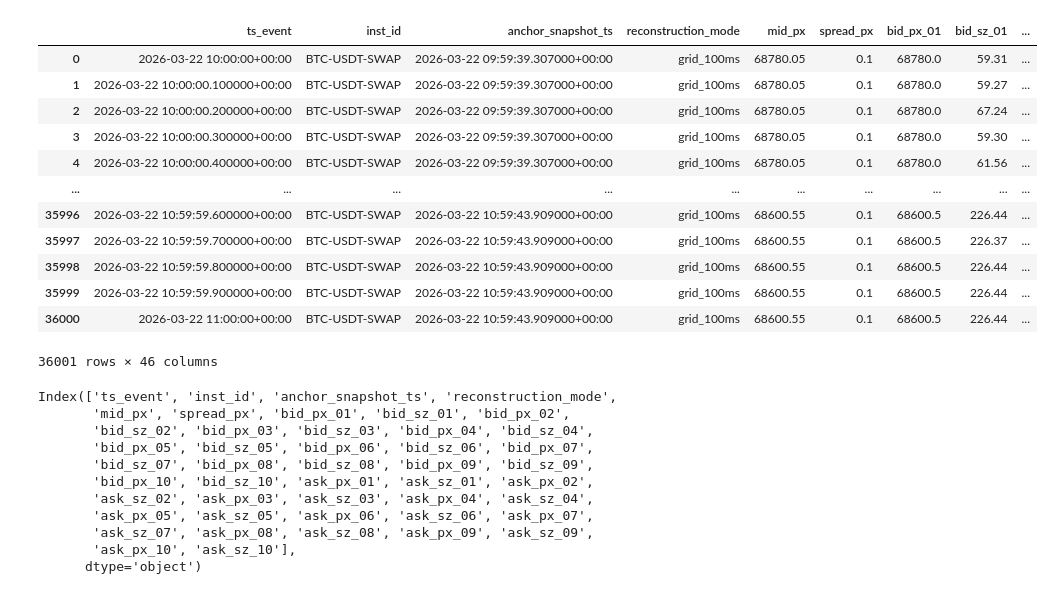
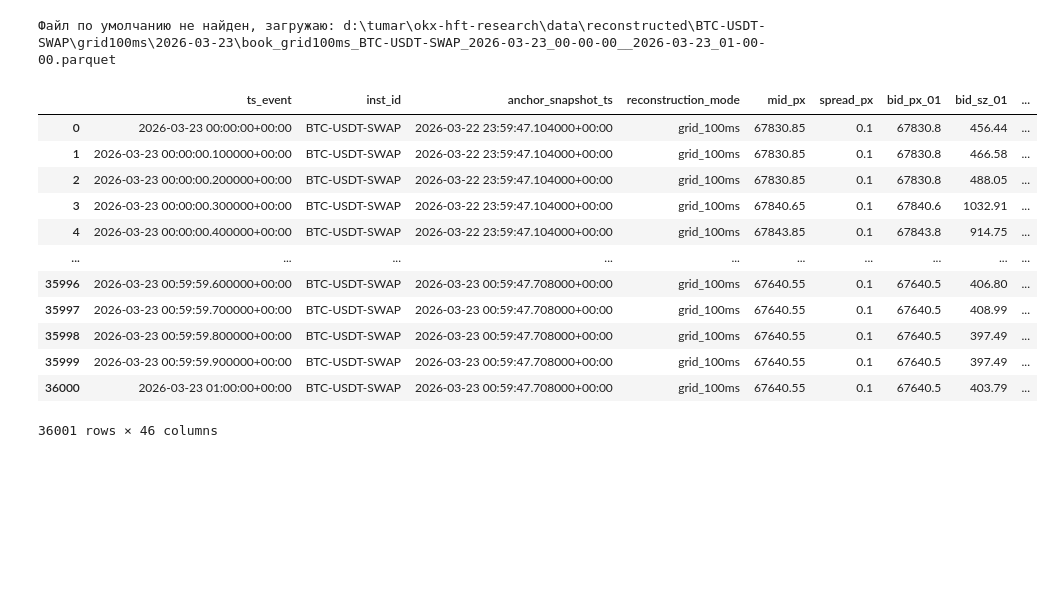
Before and after one commit to SorokaD/okx-hft-research, a Jupyter notebook: notebooks/exploratory/000_common_research.ipynb, the cells around one changed output. Cells and saved outputs as stored; diff of their text form; code cells hidden in the pictures; blank space fills up the shorter version.

```diff
--- a/notebooks/exploratory/000_common_research.ipynb
+++ b/notebooks/exploratory/000_common_research.ipynb
@@ -15,44 +15,31 @@ data_dir = root / "data" / "reconstructed"
 # %%
 # Путь к Parquet (подставь свой файл)
 # data_dir из первой ячейки (root / data / reconstructed) — выполни её
 
 # Путь к одному часовому parquet
 parquet_path = data_dir / "BTC-USDT-SWAP" / "grid100ms" / "2026-03-22" / (
-    "book_grid100ms_BTC-USDT-SWAP_2026-03-22_10-00-00__2026-03-22_11-00-00.parquet"
+    "book_grid100ms_BTC-USDT-SWAP_2026-03-23_01-00-00__2026-03-23_02-00-00.parquet"
 )
 if not parquet_path.exists():
     found = sorted(data_dir.rglob("*.parquet"))
     parquet_path = found[0] if found else parquet_path
     if found:
         print("Файл по умолчанию не найден, загружаю:", parquet_path)
 
 df = pd.read_parquet(parquet_path)
 df
 # %% [output]
+Файл по умолчанию не найден, загружаю: d:\tumar\okx-hft-research\data\reconstructed\BTC-USDT-SWAP\grid100ms\2026-03-23\book_grid100ms_BTC-USDT-SWAP_2026-03-23_00-00-00__2026-03-23_01-00-00.parquet
 |  | ts_event | inst_id | anchor_snapshot_ts | reconstruction_mode | mid_px | spread_px | bid_px_01 | bid_sz_01 | ... |
-| 0 | 2026-03-22 10:00:00+00:00 | BTC-USDT-SWAP | 2026-03-22 09:59:39.307000+00:00 | grid_100ms | 68780.05 | 0.1 | 68780.0 | 59.31 | ... |
-| 1 | 2026-03-22 10:00:00.100000+00:00 | BTC-USDT-SWAP | 2026-03-22 09:59:39.307000+00:00 | grid_100ms | 68780.05 | 0.1 | 68780.0 | 59.27 | ... |
-| 2 | 2026-03-22 10:00:00.200000+00:00 | BTC-USDT-SWAP | 2026-03-22 09:59:39.307000+00:00 | grid_100ms | 68780.05 | 0.1 | 68780.0 | 67.24 | ... |
-| 3 | 2026-03-22 10:00:00.300000+00:00 | BTC-USDT-SWAP | 2026-03-22 09:59:39.307000+00:00 | grid_100ms | 68780.05 | 0.1 | 68780.0 | 59.30 | ... |
-| 4 | 2026-03-22 10:00:00.400000+00:00 | BTC-USDT-SWAP | 2026-03-22 09:59:39.307000+00:00 | grid_100ms | 68780.05 | 0.1 | 68780.0 | 61.56 | ... |
+| 0 | 2026-03-23 00:00:00+00:00 | BTC-USDT-SWAP | 2026-03-22 23:59:47.104000+00:00 | grid_100ms | 67830.85 | 0.1 | 67830.8 | 456.44 | ... |
+| 1 | 2026-03-23 00:00:00.100000+00:00 | BTC-USDT-SWAP | 2026-03-22 23:59:47.104000+00:00 | grid_100ms | 67830.85 | 0.1 | 67830.8 | 466.58 | ... |
+| 2 | 2026-03-23 00:00:00.200000+00:00 | BTC-USDT-SWAP | 2026-03-22 23:59:47.104000+00:00 | grid_100ms | 67830.85 | 0.1 | 67830.8 | 488.05 | ... |
+| 3 | 2026-03-23 00:00:00.300000+00:00 | BTC-USDT-SWAP | 2026-03-22 23:59:47.104000+00:00 | grid_100ms | 67840.65 | 0.1 | 67840.6 | 1032.91 | ... |
+| 4 | 2026-03-23 00:00:00.400000+00:00 | BTC-USDT-SWAP | 2026-03-22 23:59:47.104000+00:00 | grid_100ms | 67843.85 | 0.1 | 67843.8 | 914.75 | ... |
 | ... | ... | ... | ... | ... | ... | ... | ... | ... | ... |
-| 35996 | 2026-03-22 10:59:59.600000+00:00 | BTC-USDT-SWAP | 2026-03-22 10:59:43.909000+00:00 | grid_100ms | 68600.55 | 0.1 | 68600.5 | 226.44 | ... |
-| 35997 | 2026-03-22 10:59:59.700000+00:00 | BTC-USDT-SWAP | 2026-03-22 10:59:43.909000+00:00 | grid_100ms | 68600.55 | 0.1 | 68600.5 | 226.37 | ... |
-| 35998 | 2026-03-22 10:59:59.800000+00:00 | BTC-USDT-SWAP | 2026-03-22 10:59:43.909000+00:00 | grid_100ms | 68600.55 | 0.1 | 68600.5 | 226.44 | ... |
-| 35999 | 2026-03-22 10:59:59.900000+00:00 | BTC-USDT-SWAP | 2026-03-22 10:59:43.909000+00:00 | grid_100ms | 68600.55 | 0.1 | 68600.5 | 226.44 | ... |
-| 36000 | 2026-03-22 11:00:00+00:00 | BTC-USDT-SWAP | 2026-03-22 10:59:43.909000+00:00 | grid_100ms | 68600.55 | 0.1 | 68600.5 | 226.44 | ... |
+| 35996 | 2026-03-23 00:59:59.600000+00:00 | BTC-USDT-SWAP | 2026-03-23 00:59:47.708000+00:00 | grid_100ms | 67640.55 | 0.1 | 67640.5 | 406.80 | ... |
+| 35997 | 2026-03-23 00:59:59.700000+00:00 | BTC-USDT-SWAP | 2026-03-23 00:59:47.708000+00:00 | grid_100ms | 67640.55 | 0.1 | 67640.5 | 408.99 | ... |
+| 35998 | 2026-03-23 00:59:59.800000+00:00 | BTC-USDT-SWAP | 2026-03-23 00:59:47.708000+00:00 | grid_100ms | 67640.55 | 0.1 | 67640.5 | 397.49 | ... |
+| 35999 | 2026-03-23 00:59:59.900000+00:00 | BTC-USDT-SWAP | 2026-03-23 00:59:47.708000+00:00 | grid_100ms | 67640.55 | 0.1 | 67640.5 | 397.49 | ... |
+| 36000 | 2026-03-23 01:00:00+00:00 | BTC-USDT-SWAP | 2026-03-23 00:59:47.708000+00:00 | grid_100ms | 67640.55 | 0.1 | 67640.5 | 403.79 | ... |
-36001 rows × 46 columns
+36001 rows × 46 columns
-# %%
-df.columns
-# %% [output]
-Index(['ts_event', 'inst_id', 'anchor_snapshot_ts', 'reconstruction_mode',
-       'mid_px', 'spread_px', 'bid_px_01', 'bid_sz_01', 'bid_px_02',
-       'bid_sz_02', 'bid_px_03', 'bid_sz_03', 'bid_px_04', 'bid_sz_04',
-       'bid_px_05', 'bid_sz_05', 'bid_px_06', 'bid_sz_06', 'bid_px_07',
-       'bid_sz_07', 'bid_px_08', 'bid_sz_08', 'bid_px_09', 'bid_sz_09',
-       'bid_px_10', 'bid_sz_10', 'ask_px_01', 'ask_sz_01', 'ask_px_02',
-       'ask_sz_02', 'ask_px_03', 'ask_sz_03', 'ask_px_04', 'ask_sz_04',
-       'ask_px_05', 'ask_sz_05', 'ask_px_06', 'ask_sz_06', 'ask_px_07',
-       'ask_sz_07', 'ask_px_08', 'ask_sz_08', 'ask_px_09', 'ask_sz_09',
-       'ask_px_10', 'ask_sz_10'],
-      dtype='object')
```
Also changed, not shown: parts of 5 cells of this notebook.
